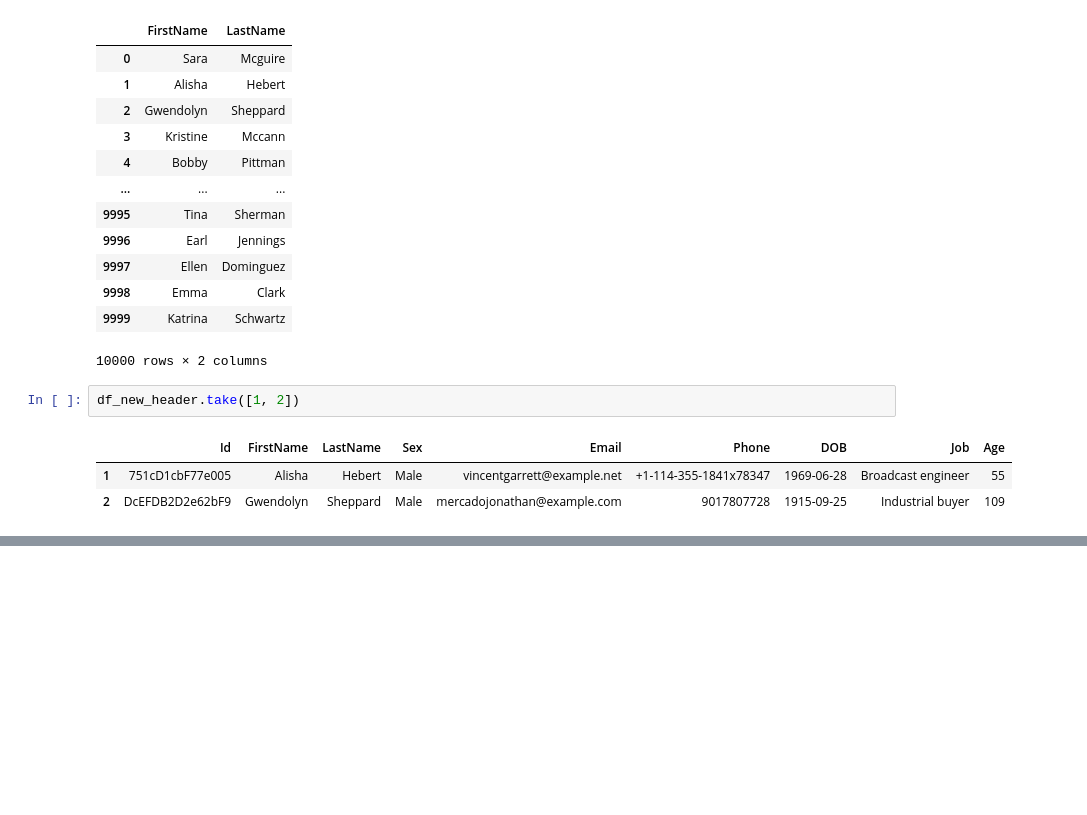
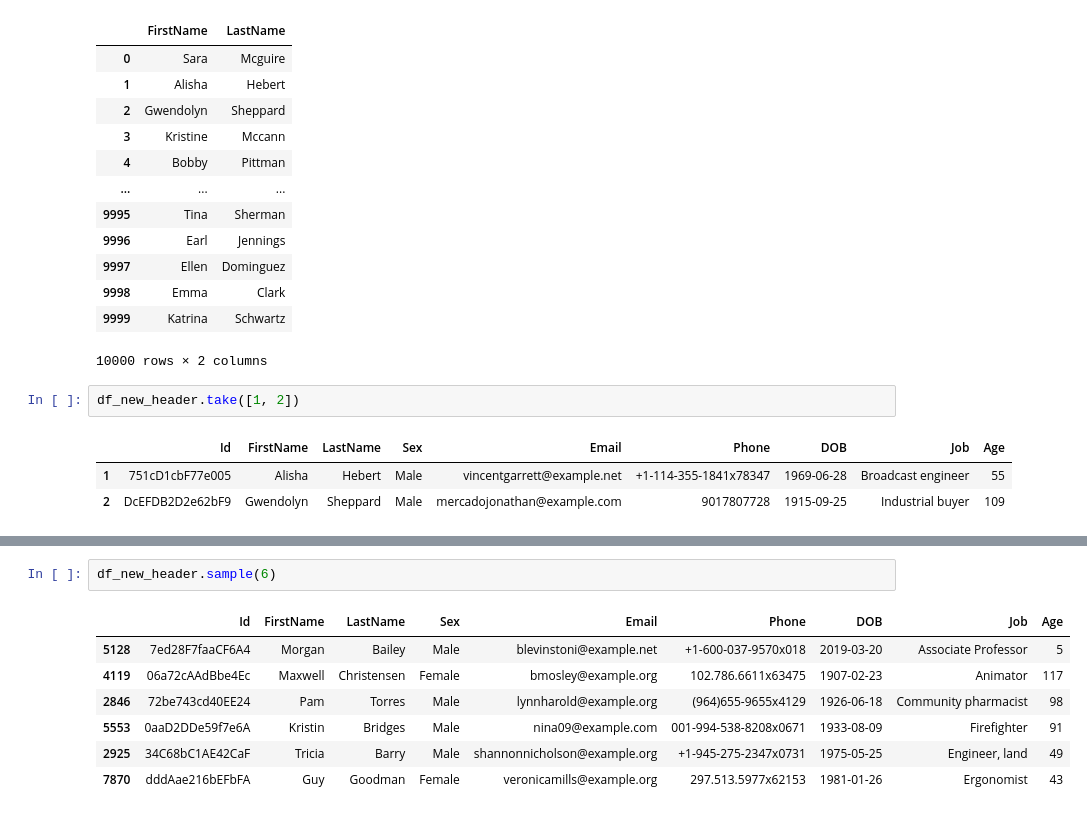
Before and after one commit to vimalmenon/learn-pandas-and-numpy, a Jupyter notebook: 03-data.ipynb, the cells around one changed output, grey strips where cells are left out. Cells and saved outputs as stored; diff of their text form; blank space fills up the shorter version.

```diff
--- a/03-data.ipynb
+++ b/03-data.ipynb
@@ -366,0 +421,10 @@ df_new_header.take([1, 2])
+# %%
+df_new_header.sample(6)
+# %% [output]
+|  | Id | FirstName | LastName | Sex | Email | Phone | DOB | Job | Age |
+| 5128 | 7ed28F7faaCF6A4 | Morgan | Bailey | Male | blevinstoni@example.net | +1-600-037-9570x018 | 2019-03-20 | Associate Professor | 5 |
+| 4119 | 06a72cAAdBbe4Ec | Maxwell | Christensen | Female | bmosley@example.org | 102.786.6611x63475 | 1907-02-23 | Animator | 117 |
+| 2846 | 72be743cd40EE24 | Pam | Torres | Male | lynnharold@example.org | (964)655-9655x4129 | 1926-06-18 | Community pharmacist | 98 |
+| 5553 | 0aaD2DDe59f7e6A | Kristin | Bridges | Male | nina09@example.com | 001-994-538-8208x0671 | 1933-08-09 | Firefighter | 91 |
+| 2925 | 34C68bC1AE42CaF | Tricia | Barry | Male | shannonnicholson@example.org | +1-945-275-2347x0731 | 1975-05-25 | Engineer, land | 49 |
+| 7870 | dddAae216bEFbFA | Guy | Goodman | Female | veronicamills@example.org | 297.513.5977x62153 | 1981-01-26 | Ergonomist | 43 |
```
Also changed, not shown: parts of 8 cells of this notebook.
